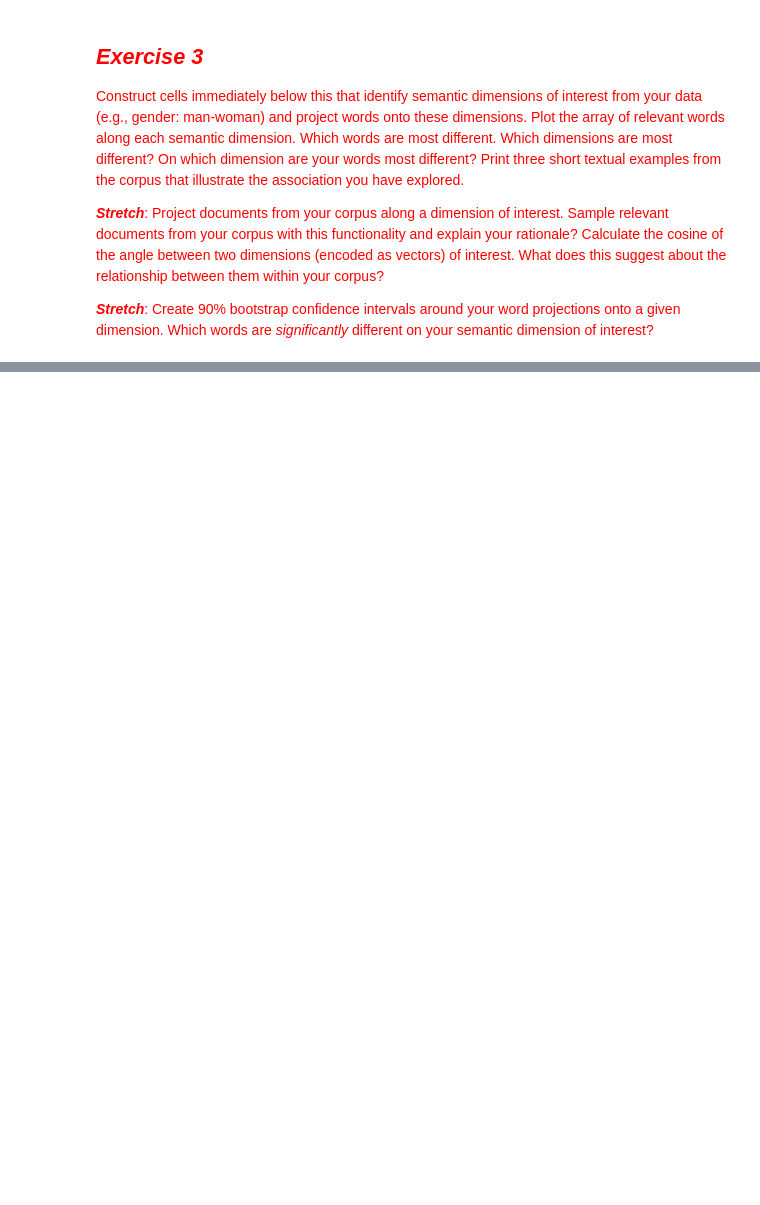
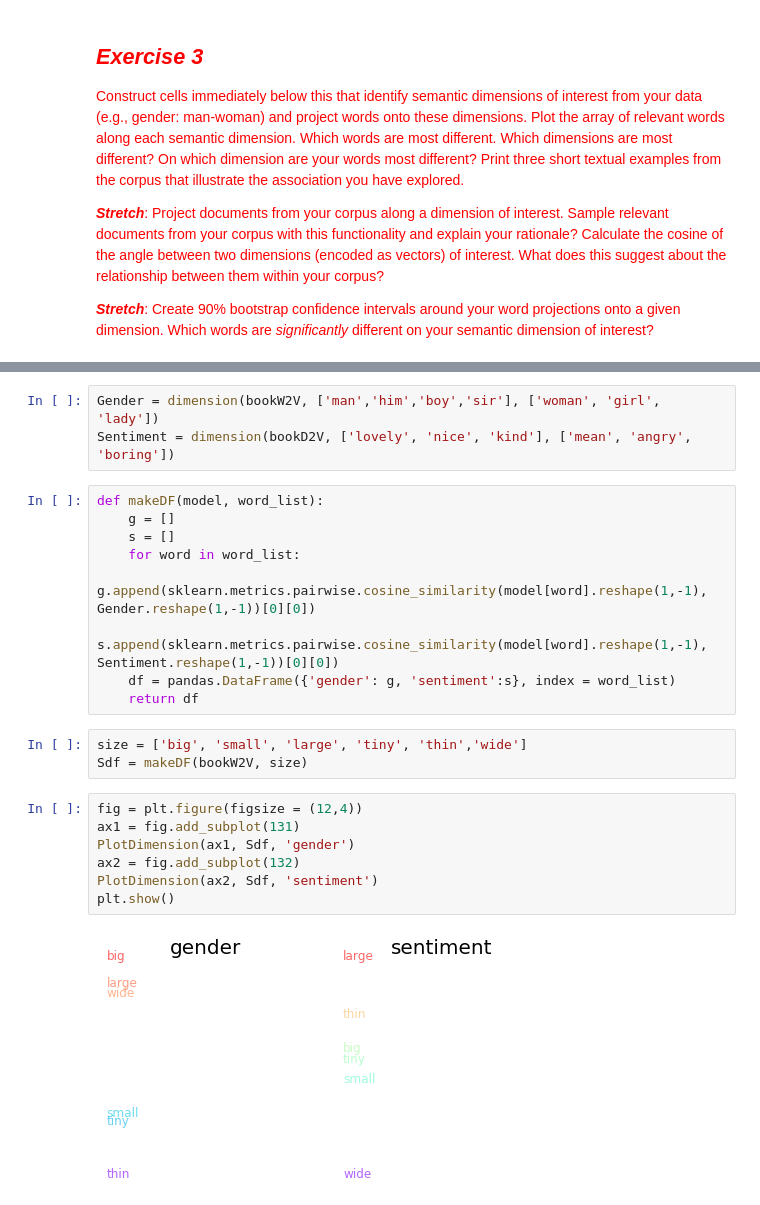
Before and after one commit to jgdenby/content-analysis-2018, a Jupyter notebook: 4-Word-Embedding/4-Word-Embedding.ipynb, the cells around one changed output, grey strips where cells are left out. Saved outputs shown, nothing was run; the diff lists cells and outputs as text; blank space fills up the shorter version.

```diff
--- a/4-Word-Embedding/4-Word-Embedding.ipynb
+++ b/4-Word-Embedding/4-Word-Embedding.ipynb
@@ -996,0 +1191,24 @@ plt.show()
+# %%
+Gender = dimension(bookW2V, ['man','him','boy','sir'], ['woman', 'girl', 'lady'])
+Sentiment = dimension(bookD2V, ['lovely', 'nice', 'kind'], ['mean', 'angry', 'boring'])
+# %%
+def makeDF(model, word_list):
+    g = []
+    s = []
+    for word in word_list:
+        g.append(sklearn.metrics.pairwise.cosine_similarity(model[word].reshape(1,-1), Gender.reshape(1,-1))[0][0])
+        s.append(sklearn.metrics.pairwise.cosine_similarity(model[word].reshape(1,-1), Sentiment.reshape(1,-1))[0][0])
+    df = pandas.DataFrame({'gender': g, 'sentiment':s}, index = word_list)
+    return df
+# %%
+size = ['big', 'small', 'large', 'tiny', 'thin','wide']
+Sdf = makeDF(bookW2V, size)
+# %%
+fig = plt.figure(figsize = (12,4))
+ax1 = fig.add_subplot(131)
+PlotDimension(ax1, Sdf, 'gender')
+ax2 = fig.add_subplot(132)
+PlotDimension(ax2, Sdf, 'sentiment')
+plt.show()
+# %% [output]
+[figure, added]
```
Also changed, not shown: parts of 47 cells of this notebook, 3 other files.
